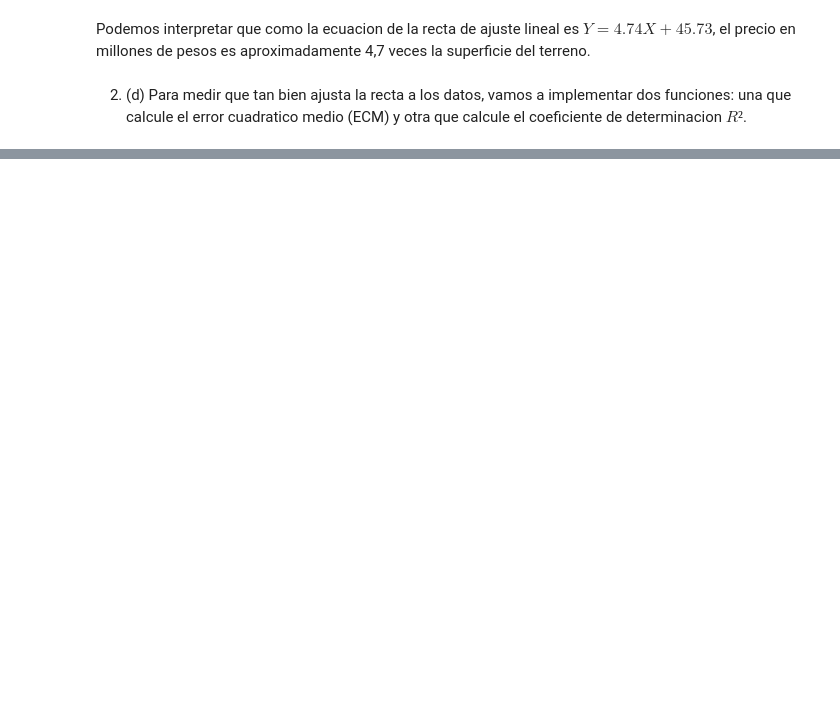
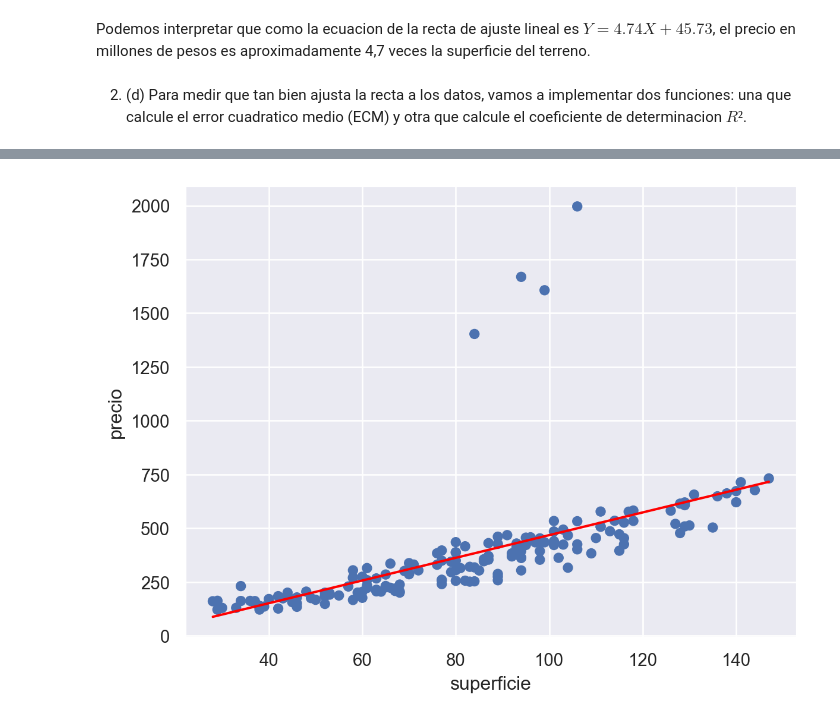
Before and after one commit to lmendezayl/uba-ldd-ic, a Jupyter notebook: guias/soluciones/practica4.ipynb, the cells around one changed output, grey strips where cells are left out. Drawn from its saved outputs; the diff is of its cells as text; code cells hidden in the pictures; blank space fills up the shorter version.

```diff
--- a/guias/soluciones/practica4.ipynb
+++ b/guias/soluciones/practica4.ipynb
@@ -101,0 +234,3 @@ def r_cuad(x, y, pendiente, o_origen):
+# %%
+data = pd.read_csv("../../datasets/inmuebles_outliers.csv")
+data.head()
@@ -101,0 +244,8 @@ def r_cuad(x, y, pendiente, o_origen):
+# %%
+(
+    so.Plot(data, x=data["superficie"], y=data["precio"])
+    .add(so.Dot())
+    .add(so.Line(color="red"), so.PolyFit(1))
+)
+# %% [output]
+[figure, added]
```
Also changed, not shown: parts of 37 cells of this notebook.
